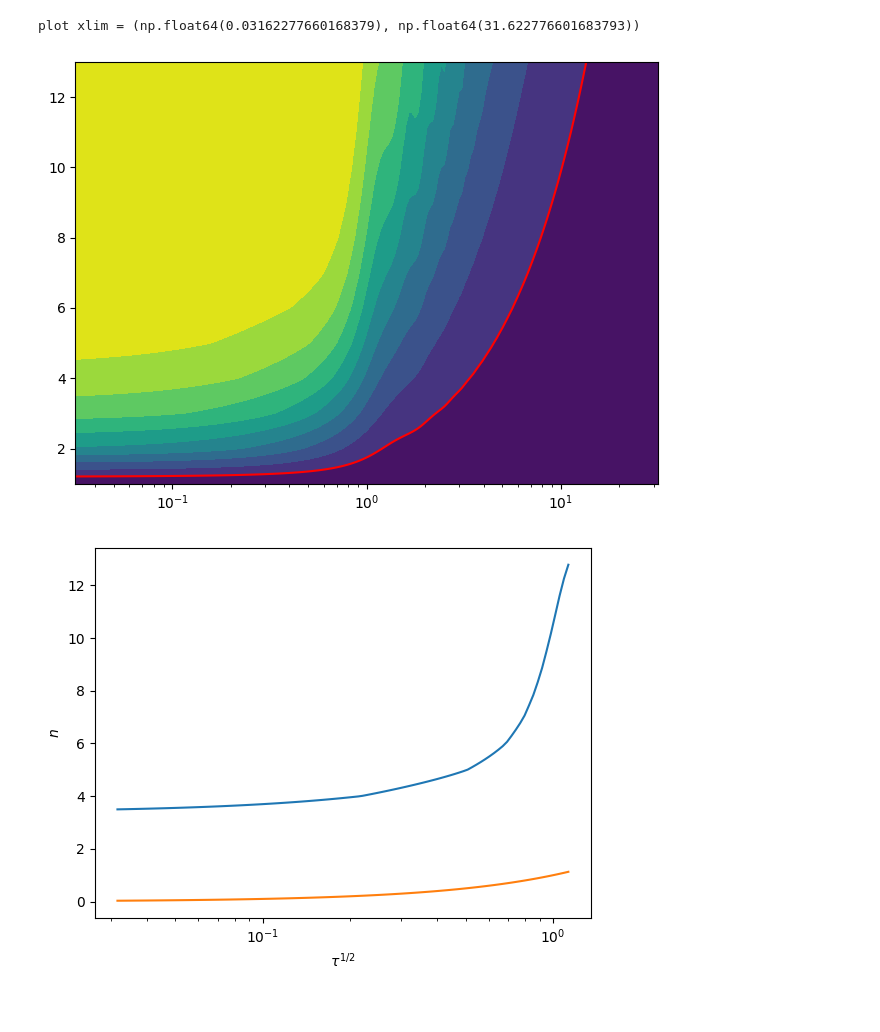
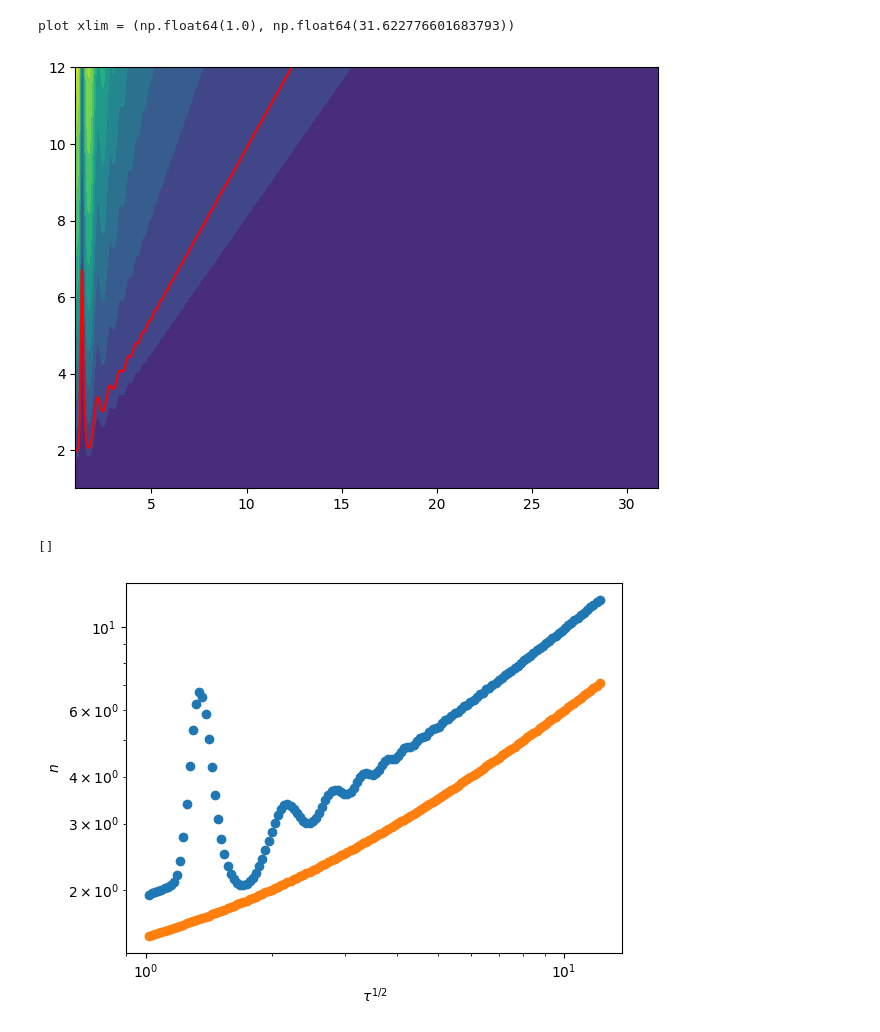
Before and after one commit to KristianMunnikhuis/subsystem_loschmidt_echo, a Jupyter notebook: scripts/analytical_adiabatic_theory breakdown/adiabatic_approx_investigations.ipynb, the cells around one changed output. Cells and saved outputs as stored; diff of their text form; code cells hidden in the pictures.

Commit message:
figures put in

```diff
--- a/scripts/analytical_adiabatic_theory breakdown/adiabatic_approx_investigations.ipynb
+++ b/scripts/analytical_adiabatic_theory breakdown/adiabatic_approx_investigations.ipynb
@@ -31,0 +96,10 @@ for i, n in (enumerate(tqdm(ns))):
+# %%
+
+plt.figure()
+coords = [0,1,2,-2,-1]
+for coord in coords:
+    plt.plot(taus, f_exact[coord, :], label=f"n = {ns[coord]}")
+plt.xscale("log")
+plt.xlabel(r"$\tau$")
+plt.legend()
+plt.show()
@@ -49,5 +170,6 @@ plt.show()
 # %%
 # allocate grid
+ns = [1,2,3,4,5,6,7,8,9,10,11,12]
 f_approx = np.zeros((len(ns), len(taus)))   # shape (Nn , Nt)
 
 # fill grid
@@ -98,35 +219,14 @@ plt.show()
 # %%
 plt.figure()
-plt.contourf(taus**(1/2), ns, f_exact, levels=10)
-plt.contour(taus**(1/2), ns, f_exact, levels=[level], colors="red")
-plt.xscale("log")
+plt.contourf(taus**(1/2), ns, f_approx, levels=10)
+plt.contour(taus**(1/2), ns, f_approx, levels=[level], colors="red")
+#plt.xscale("log")
 plt.tight_layout()
 print("plot xlim =", plt.xlim())
 plt.show()
 # %% [output]
-plot xlim = (np.float64(0.03162277660168379), np.float64(31.622776601683793))
+plot xlim = (np.float64(1.0), np.float64(31.622776601683793))
-[figure, old version]
+[figure, new version]
-# %%
-level = 0.4
-coords = []   # will store (tau, n)
-
-for i, n in enumerate(ns):
-    values = f_exact[i]          # f(n, τ_j) for all τ
-    for j in range(len(taus) - 1):
-        v1 = values[j]
-        v2 = values[j+1]
-
-        # check if the level lies between v1 and v2
-        if (v1 - level) * (v2 - level) <= 0:   # crossing or touching
-            # linear interpolation in τ
-            t1 = taus[j]
-            t2 = taus[j+1]
-            if v1 == v2:
-                tau_cross = t1
-            else:
-                tau_cross = t1 + (level - v1) * (t2 - t1) / (v2 - v1)
-
-            coords.append((tau_cross, n))
 # %%
 coords = []
 
@@ -146,8 +246,8 @@ coords = []
 # vertical crossings (fixed τ)
 for j in range(len(taus)):
     for i in range(len(ns)-1):
-        v1 = f_exact[i, j]
-        v2 = f_exact[i+1, j]
+        v1 = f_approx[i, j]
+        v2 = f_approx[i+1, j]
         if (v1 - level) * (v2 - level) <= 0:
             tau_cross = taus[j]
             if v1 == v2:
@@ -158,15 +258,15 @@ for j in range(len(taus)):
 # %%
 x = array([coord[1] for coord in coords])
 y = array([coord[0] for coord in coords])
 
-plot(y**(1/2),x)
+scatter(y**(1/2),x)
 
-plot(y**0.5,y**0.5)
+scatter(y**0.5,1/2*y**0.5+1)
 
 xlabel(r"$\tau^{1/2}$")
 ylabel(r"$n$")
 #xlim(y[0]**(1/2),y[-1]**(1/2))
-xscale("log")
-#yscale("log")
+loglog()
 # %% [output]
+[]
-[figure, old version]
+[figure, new version]
```
Also changed, not shown: parts of 15 cells of this notebook, 1 other file.
